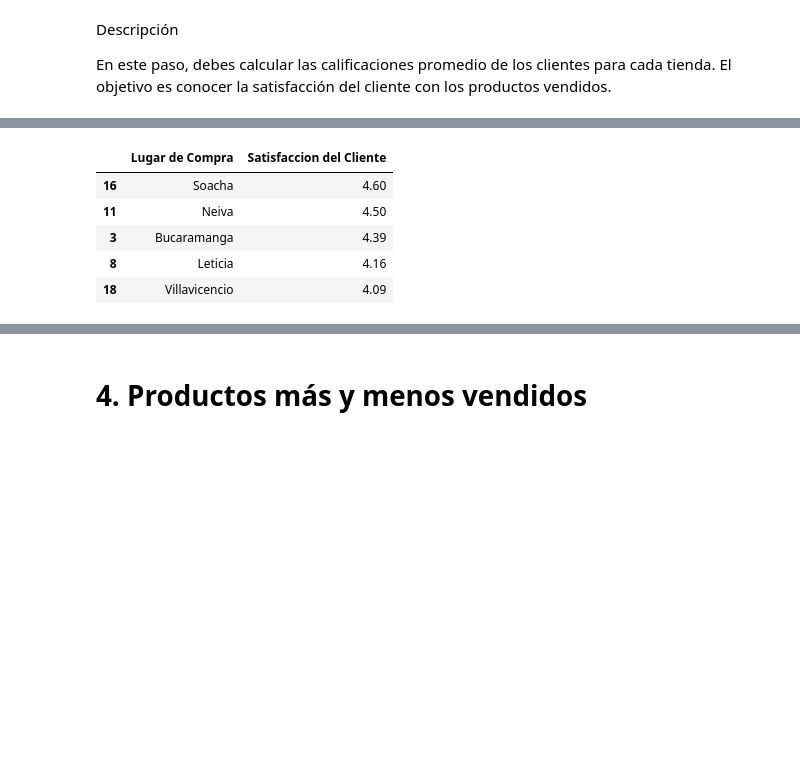
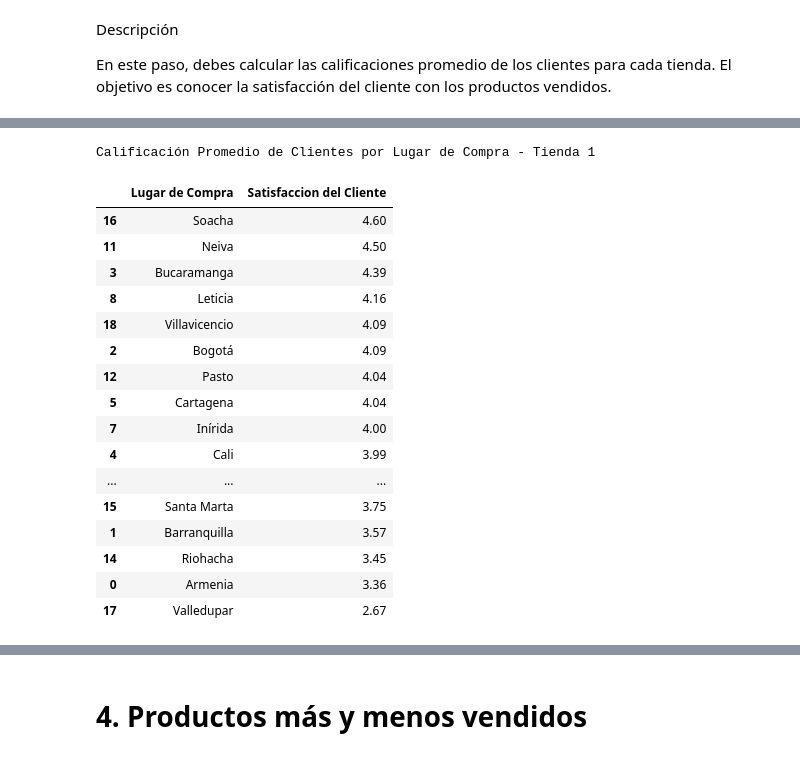
Before and after one commit to LejImkoaj/challenge1-data-science-alura-store-latam, a Jupyter notebook: AluraStoreLatam.ipynb, the cells around one changed output, grey strips where cells are left out. Drawn from its saved outputs; the diff is of its cells as text; code cells hidden in the pictures; blank space fills up the shorter version.

Commit message:
calificacion promedio de la tienda

```diff
--- a/AluraStoreLatam.ipynb
+++ b/AluraStoreLatam.ipynb
@@ -148,14 +150,27 @@ tienda.head(3)
 | 1 | Mesa de comedor | Muebles | 192300.0 | 8400.0 | 18/05/2022 | Beatriz Morales | Medellín | ... |
 | 2 | Juego de mesa | Juguetes | 209600.0 | 15900.0 | 15/03/2021 | Juan Fernandez | Cartagena | ... |
 # %%
+print("Calificación Promedio de Clientes por Lugar de Compra - Tienda 1")
 calificacion_promedio_cliente = tienda.groupby("Lugar de Compra")["Calificación"].mean().round(2)\
                                       .reset_index(name='Satisfaccion del Cliente')\
                                       .sort_values(by='Satisfaccion del Cliente', ascending=False)
-calificacion_promedio_cliente.head()
+calificacion_promedio_cliente
 # %% [output]
+Calificación Promedio de Clientes por Lugar de Compra - Tienda 1
 |  | Lugar de Compra | Satisfaccion del Cliente |
 | 16 | Soacha | 4.60 |
 | 11 | Neiva | 4.50 |
 | 3 | Bucaramanga | 4.39 |
 | 8 | Leticia | 4.16 |
 | 18 | Villavicencio | 4.09 |
+| 2 | Bogotá | 4.09 |
+| 12 | Pasto | 4.04 |
+| 5 | Cartagena | 4.04 |
+| 7 | Inírida | 4.00 |
+| 4 | Cali | 3.99 |
+| ... | ... | ... |
+| 15 | Santa Marta | 3.75 |
+| 1 | Barranquilla | 3.57 |
+| 14 | Riohacha | 3.45 |
+| 0 | Armenia | 3.36 |
+| 17 | Valledupar | 2.67 |
```
Also changed, not shown: parts of 9 cells of this notebook.
